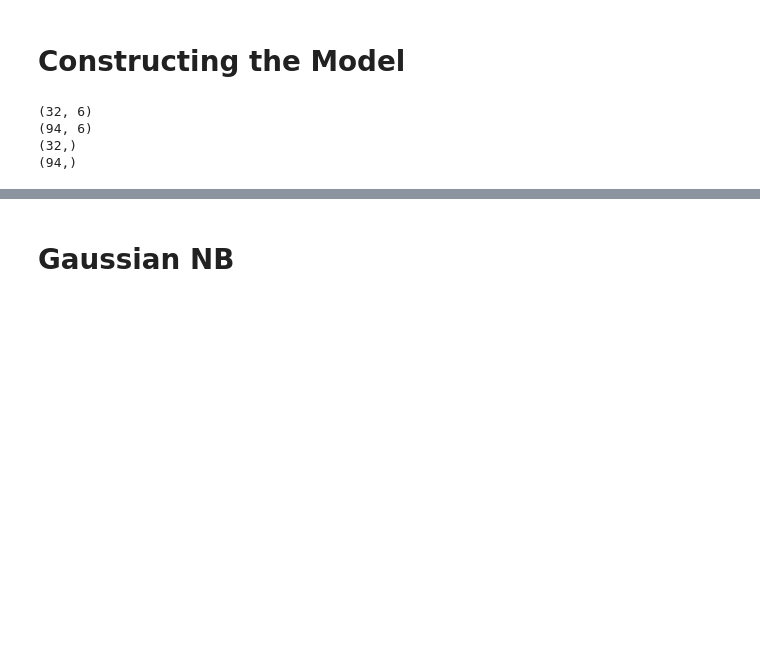
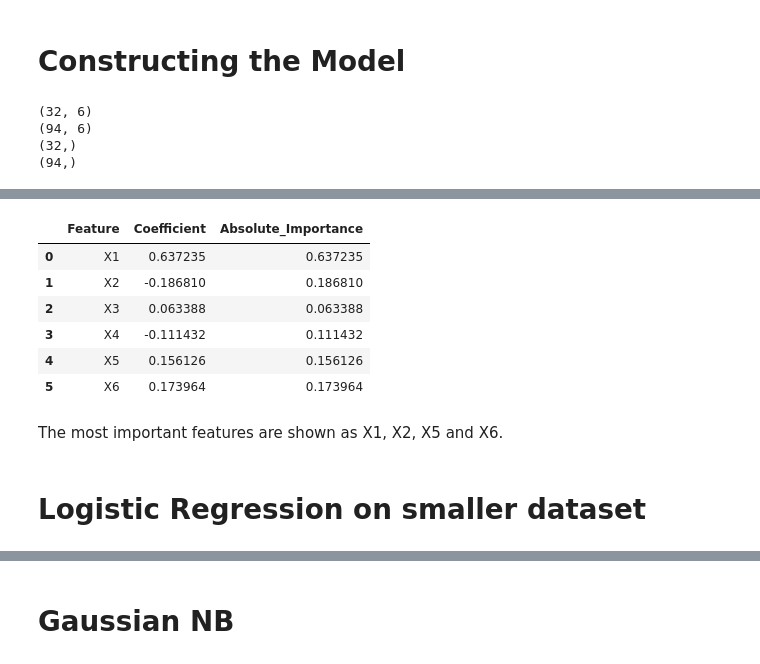
Before and after one commit to megmkr/HappyCustomers, a Jupyter notebook: happyCustomers.ipynb, the cells around one changed output, grey strips where cells are left out. Cells and saved outputs as stored; diff of their text form; code cells hidden in the pictures; blank space fills up the shorter version.

```diff
--- a/happyCustomers.ipynb
+++ b/happyCustomers.ipynb
@@ -91,0 +93,20 @@ weighted avg       0.51      0.50      0.50        32
+# %%
+coefficients = reg_model.coef_[0]
+importance_df = pd.DataFrame({
+    'Feature': X.columns,
+    'Coefficient': coefficients,
+    'Absolute_Importance': np.abs(coefficients)
+})
+importance_df
+# %% [output]
+|  | Feature | Coefficient | Absolute_Importance |
+| 0 | X1 | 0.637235 | 0.637235 |
+| 1 | X2 | -0.186810 | 0.186810 |
+| 2 | X3 | 0.063388 | 0.063388 |
+| 3 | X4 | -0.111432 | 0.111432 |
+| 4 | X5 | 0.156126 | 0.156126 |
+| 5 | X6 | 0.173964 | 0.173964 |
+# %% [markdown]
+The most important features are shown as X1, X2, X5 and X6.
+# %% [markdown]
+# Logistic Regression on smaller dataset
```
Also changed, not shown: parts of 13 cells of this notebook.
